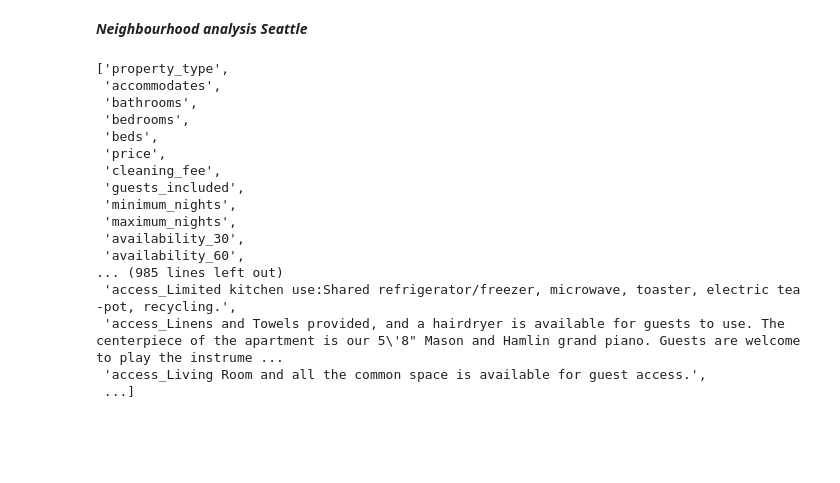
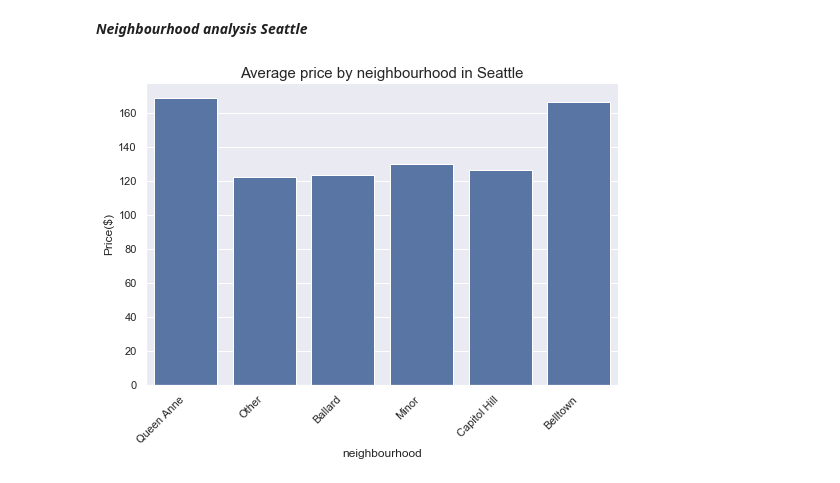
Before and after one commit to mamadcamzis/BostonSeatle, a Jupyter notebook: boston_seattle_blog.ipynb, the cells around one changed output. Cells and saved outputs as stored; diff of their text form; code cells hidden in the pictures; blank space fills up the shorter version.

```diff
--- a/boston_seattle_blog.ipynb
+++ b/boston_seattle_blog.ipynb
@@ -492,8 +498,11 @@ def clean_list_df(df_listing):
     for i,j in zip(df_listing_modi2.columns.to_list(), df_listing_modi2.dtypes.to_list()):
         if j == object and len(df_listing_modi2[i].value_counts()) < 10 :
             columns_of_object_less10.append(i)
-    df_listing_modi2 = pd.get_dummies(df_listing_modi2, columns=columns_of_object_less10,
-                                      prefix=columns_of_object_less10, dummy_na=True)
+    dummies_less10 = pd.get_dummies(df_listing_modi2[columns_of_object_less10],
+                                    prefix=columns_of_object_less10, dummy_na=True)
+    df_listing_modi2 = df_listing_modi2.join(dummies_less10)
+    #df_listing_modi2 = pd.get_dummies(df_listing_modi2, columns=columns_of_object_less10,
+                                      #=columns_of_object_less10, dummy_na=True)
 
     #  Modify 'extra_people' coulmn to get boolean type of 'extra_people_fee_tf'
     df_listing_modi2['extra_people'] = df_listing_modi2['extra_people'].astype(str)
@@ -527,11 +536,21 @@ def clean_list_df(df_listing):
                 if i != 'property_type':
                     columns_of_object_over10.append(i)
 
-    df_listing_modi2 = pd.get_dummies(df_listing_modi2, columns=columns_of_object_over10,
+
+    df_listing_modi2[columns_of_object_over10] = df_listing_modi2[columns_of_object_over10]\
+    .where(df_listing_modi2[columns_of_object_over10].apply(lambda x:x.map(x.value_counts()))>=150, "Other")
+
+    dummies_over10 = pd.get_dummies(df_listing_modi2[columns_of_object_over10],
+
                                       prefix=columns_of_object_over10, dummy_na=True)
+    df_listing_modi2 = df_listing_modi2.join(dummies_over10)
+
+    #df_listing_modi2 = pd.get_dummies(df_listing_modi2, columns=columns_of_object_over10,
+                                      #prefix=columns_of_object_over10, dummy_na=True)
 
     df_listing_modi2 = pd.get_dummies(df_listing_modi2, columns=['calendar_updated_1weekago','extra_people_fee_tf'],
                                   prefix=['calendar_updated_1weekago','extra_people_fee_tf'], dummy_na=True)
+
 
     df_listing_modi2["host_response_rate_100"] = np.where(df_listing_modi2['host_response_rate'] ==100, True, False)
     df_listing_modi2["host_acceptance_rate_100"] = np.where(df_listing_modi2['host_acceptance_rate'] ==100, True,
@@ -554,8 +573,12 @@ def clean_list_df(df_listing):
                                   prefix=['host_response_rate_100','host_acceptance_rate_100'])
     df_listing_modi2 = df_listing_modi2.drop(['id', 'host_id', 'latitude', 'longitude',
                                               'host_listings_count','host_total_listings_count'], axis=1)
+    try:
+        df_listing_modi2.drop('access', axis=1, inplace=True)
+    except KeyError:
+        pass
 
-
+    df_listing_modi2['bedrooms'] = df_listing_modi2['bedrooms'].astype(int)
 
 
     return df_listing_modi2
@@ -713,23 +733,7 @@ plot_average_price_(boston_list_modified, 'property_type', 'Boston')
 From the above graph, we see that Guesthouse commands much average price followed by Boat, Condominium and Villa in Boston. I do not take account Other property on the analysis.
 # %% [markdown]
 ***Neighbourhood analysis Seattle***
-# %%
-list(boston_list_modified)
-# %% [output]
-['property_type',
- 'accommodates',
- 'bathrooms',
- 'bedrooms',
- 'beds',
- 'price',
- 'cleaning_fee',
- 'guests_included',
- 'minimum_nights',
- 'maximum_nights',
- 'availability_30',
- 'availability_60',
-... (985 lines left out)
- 'access_Limited kitchen use:Shared refrigerator/freezer, microwave, toaster, electric tea -pot, recycling.',
- 'access_Linens and Towels provided, and a hairdryer is available for guests to use. The centerpiece of the apartment is our 5\'8" Mason and Hamlin grand piano. Guests are welcome to play the instrume ...
- 'access_Living Room and all the common space is available for guest access.',
- ...]
+# %%
+plot_average_price_(seatlle_list_modified, 'neighbourhood', 'Seattle')
+# %% [output]
+[figure, added]
```
Also changed, not shown: parts of 30 cells of this notebook.
